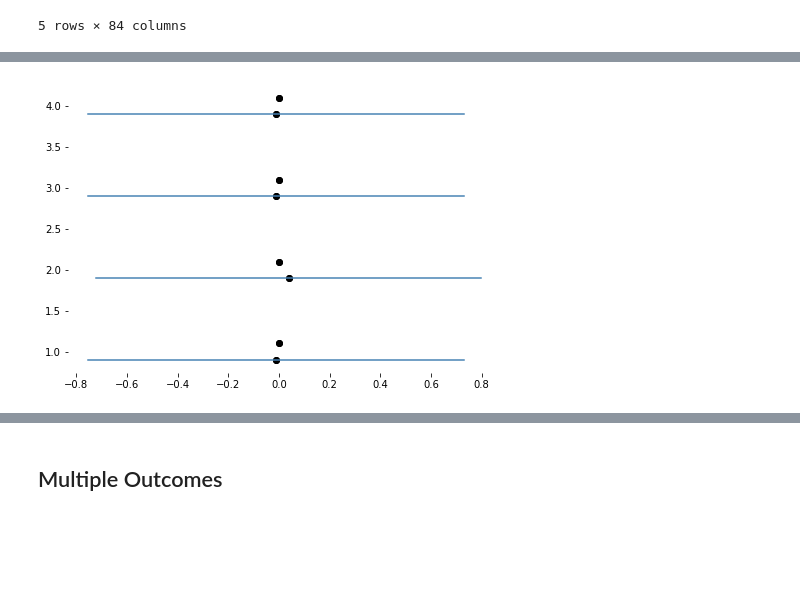
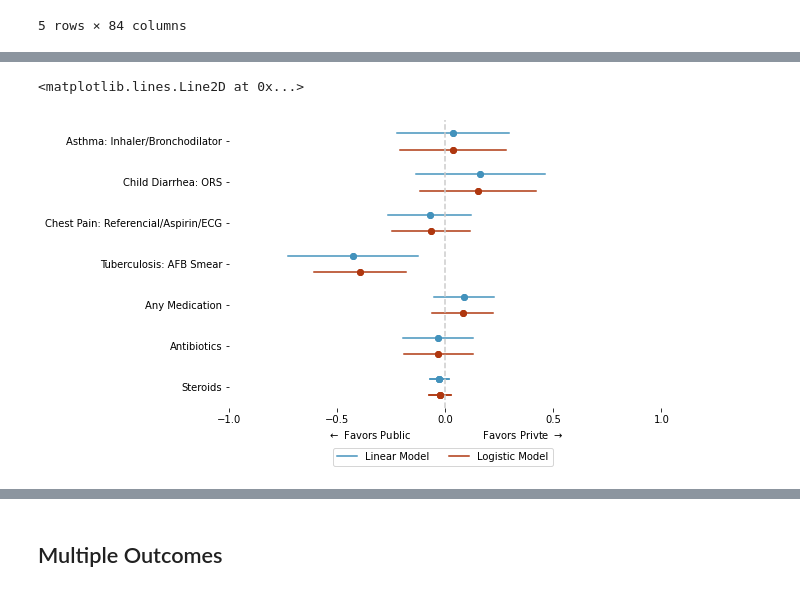
Before and after one commit to d2cml-ai/python_visual_library, a Jupyter notebook: python_notebooks/04_reg_coef.ipynb, the cells around one changed output, grey strips where cells are left out. Saved outputs shown, nothing was run; the diff lists cells and outputs as text; code cells hidden in the pictures; blank space fills up the shorter version.

```diff
--- a/python_notebooks/04_reg_coef.ipynb
+++ b/python_notebooks/04_reg_coef.ipynb
@@ -279,8 +286,12 @@ for i in y[::-1]:
 title_table = "Odds Ratio    95% CI P-value"
 
 for i in range(8):
-    lbl = table_reg_2.iloc[i]
-    ax2.text(.4, i, lbl, size=12) ### Config value
+    lbl1 = table_reg_1.iloc[i]
+    lbl2 = table_reg_2.iloc[i]
+
+    ax1.text(1e-15, i, lbl1, size=12) ### Config value
+    ax2.text(.4, i, lbl2, size=12) ### Config value
+
 
 ax1.set_title("A. Case 1 vs Case 3 in all providers receiving both cases", size = 14)
 ax2.set_title("B. SP4 with and without spetum report in Mumbai MBBS+", size = 14)
@@ -527,3 +465,15 @@ for i in others:
+# %%
+y4 = [
+   'as_correct', 'ch_correct', 'cp_correct', 'tb_correct',
+    # "refer"
+    "med_any", "med_class_any_6", "med_class_any_16"]
+
+for i in y4:
+    label_encoder.fit(data4[i])
+    data4[i] = label_encoder.transform(data4[i])
+
+    data4[i] = np.where(data4[i] == 2, np.nan, data4[i])
+    # print(set(data4[i]))
 # %%
 
 md1 = " ~ facility_private + C(case_code)"
@@ -626,6 +555,7 @@ df41
 df41 = pd.DataFrame(
     {
         "modelo": np.concatenate(y_name),
+        "ylbel": np.concatenate(y_label),
         "y_pos": np.concatenate(y_n),
         "coef": np.concatenate(c),
         "ci": np.concatenate(ci95)
@@ -635,30 +565,58 @@ fig = plt.figure()
 ax = fig.add_axes([.1, 1, 1, 1])
 
 mdls = ['ols', 'glm']
-y_val = set(df41.y_pos)
-separate = .1
+y_val = np.unique(df41.y_pos)
+separate = .2
+colors = ['#4392bc', '#af370f']
 
 for i in mdls:
     for j in y_val:
         ref_data = df41[(df41.y_pos == j) & (df41.modelo == i)]
 
         if i == "ols":
-            ref_data['y_pos'] = ref_data['y_pos'] + separate
-            cl = "red"
+            ref_data['y_pos'] = 8 - ref_data['y_pos'] + separate
+            cl = colors[0]
         elif i == "glm":
-            cl = "steelblue"
-            ref_data['y_pos'] = ref_data['y_pos'] - separate
+            cl = colors[1]
+            ref_data['y_pos'] = 8- ref_data['y_pos'] - separate
 
-        # print(ref_data)
+        ax.plot("ci", "y_pos", data = ref_data, c = cl, label = "")
+        ax.scatter("coef", "y_pos", data = ref_data, c = cl, label = "")
+        # ax.text("coef", "y_pos", "ylbel", data = ref_data)
 
-        ax.plot("ci", "y_pos", data = ref_data, c = cl)
-        ax.scatter("coef", "y_pos", data = ref_data, c = "black")
+for i in mdls:
+    ref_data = df41[(df41.y_pos == 7) & (df41.modelo == i)]
+    if i == "ols":
+        ref_data['y_pos'] = 8 - ref_data['y_pos'] + separate
+        cl = colors[0]
+        lbl = "Linear Model"
+    elif i == "glm":
+        cl = colors[1]
+        ref_data['y_pos'] = 8 - ref_data['y_pos'] - separate
+        lbl = "Logistic Model"
 
+    ax.plot("ci", "y_pos", data = ref_data, c = cl, label = lbl)
+    ax.scatter("coef", "y_pos", data = ref_data, c = cl, label = "")
+
+y_label_t = [
+    "Asthma: Inhaler/Bronchodilator"
+    , "Child Diarrhea: ORS"
+    , "Chest Pain: Referencial/Aspirin/ECG"
+    , "Tuberculosis: AFB Smear"
+    # , "Referred (non-diarrhea)"
+    , "Any Medication"
+    , "Antibiotics"
+    , "Steroids"
+]
 omit = ['top', 'right', 'left', 'bottom']
 ax.spines[omit].set_visible(False)
-
-# ax.axvline(0, linestyle = "--", lw = 1.5, color = "black")
-# y_name, y_n, ci95, c
+ax.set_xlabel(r"$\leftarrow$ Favors Public                       Favors Privte $\rightarrow$")
+ax.set_xlim(-1, 1)
+ax.set_xticks(np.arange(-1, 1.1, .5))
+ax.set_yticks(np.arange(1, 7.1, 1))
+ax.set_yticklabels(y_label_t[::-1])
+ax.legend(ncol = 2, loc = (.24, -.2))
+ax.axvline(0, linestyle = "--", lw = 1.5, color = "#cccccc")
 # %% [output]
 A value is trying to be set on a copy of a slice from a DataFrame.
 Try using .loc[row_indexer,col_indexer] = value instead
@@ -673 +641,2 @@ See the caveats in the documentation: https://pandas.pydata.org/pandas-docs/stab
+<matplotlib.lines.Line2D at 0x...>
-[figure, old version]
+[figure, new version]
```
Also changed, not shown: parts of 20 cells of this notebook, 1 other file.
